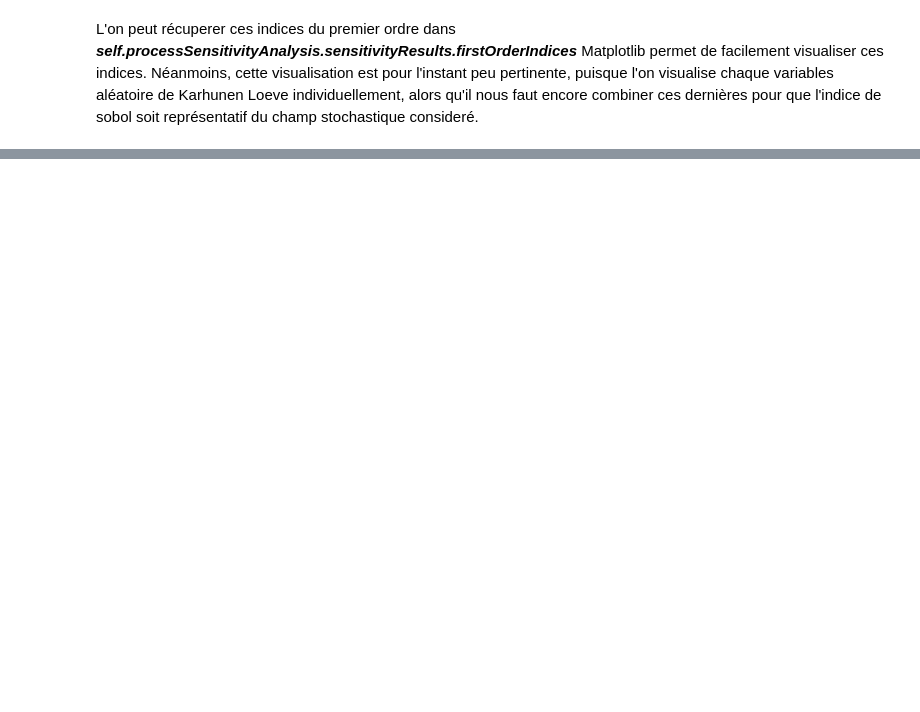
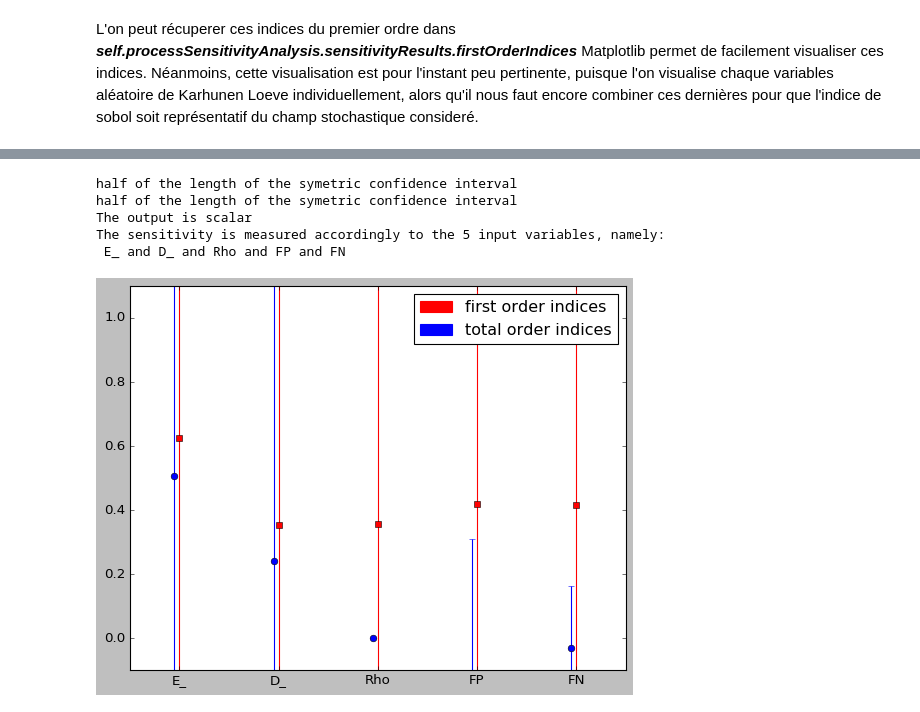
Before and after one commit to Kramer84/KarhunenLoeveFieldSensitivity, a Jupyter notebook: notebooks/Demo_Analyse_Sensibilite_Poutre.ipynb, the cells around one changed output, grey strips where cells are left out. Saved outputs shown, nothing was run; the diff lists cells and outputs as text; code cells hidden in the pictures; blank space fills up the shorter version.

```diff
--- a/notebooks/Demo_Analyse_Sensibilite_Poutre.ipynb
+++ b/notebooks/Demo_Analyse_Sensibilite_Poutre.ipynb
@@ -284,0 +257,9 @@ S_f
+# %%
+processSensitivityAnalysis.SensitivityAnalysisResults['maxDeflection'].draw()
+# %% [output]
+half of the length of the symetric confidence interval
+half of the length of the symetric confidence interval
+The output is scalar
+The sensitivity is measured accordingly to the 5 input variables, namely:
+ E_ and D_ and Rho and FP and FN
+[figure, added]
```
Also changed, not shown: parts of 29 cells of this notebook, 4 other files.
